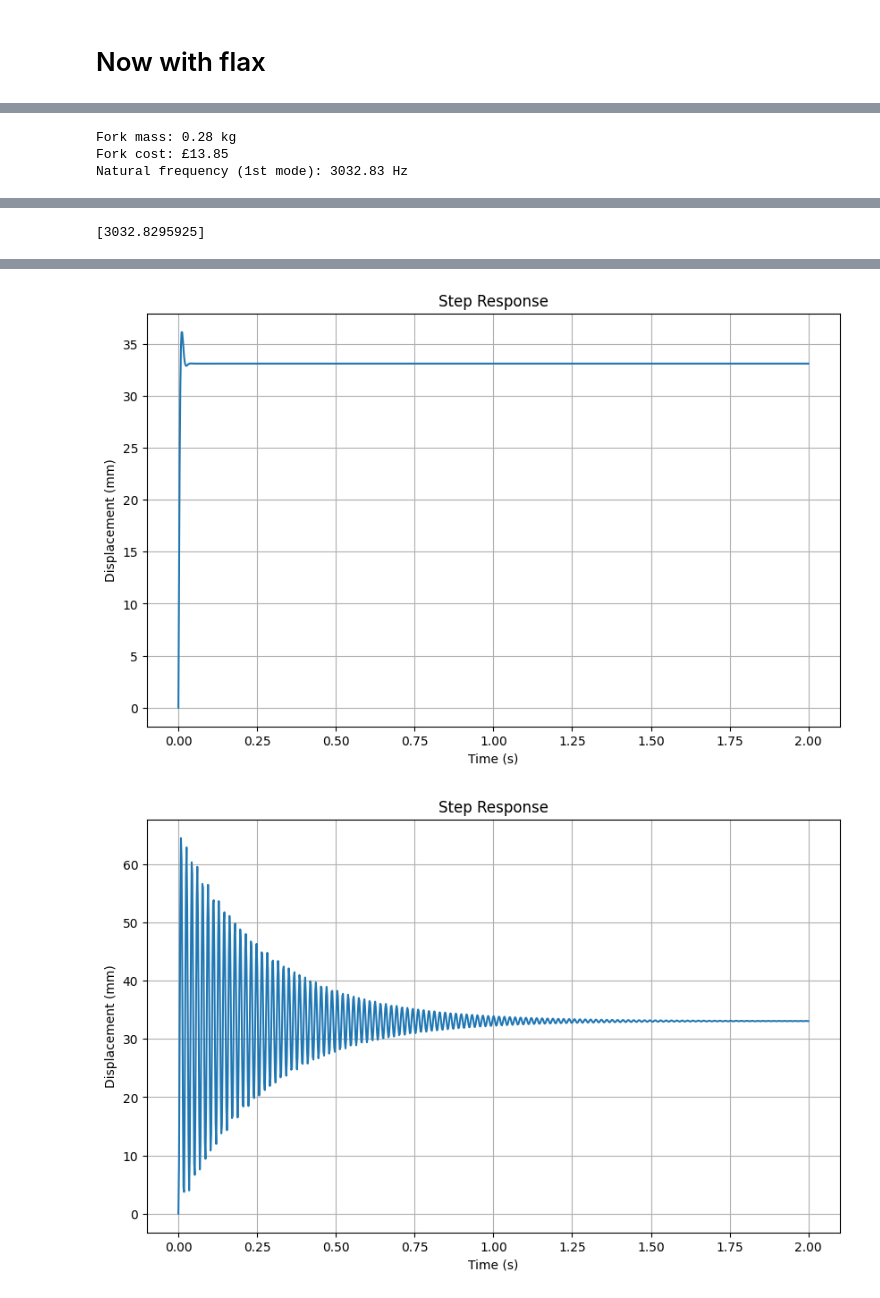
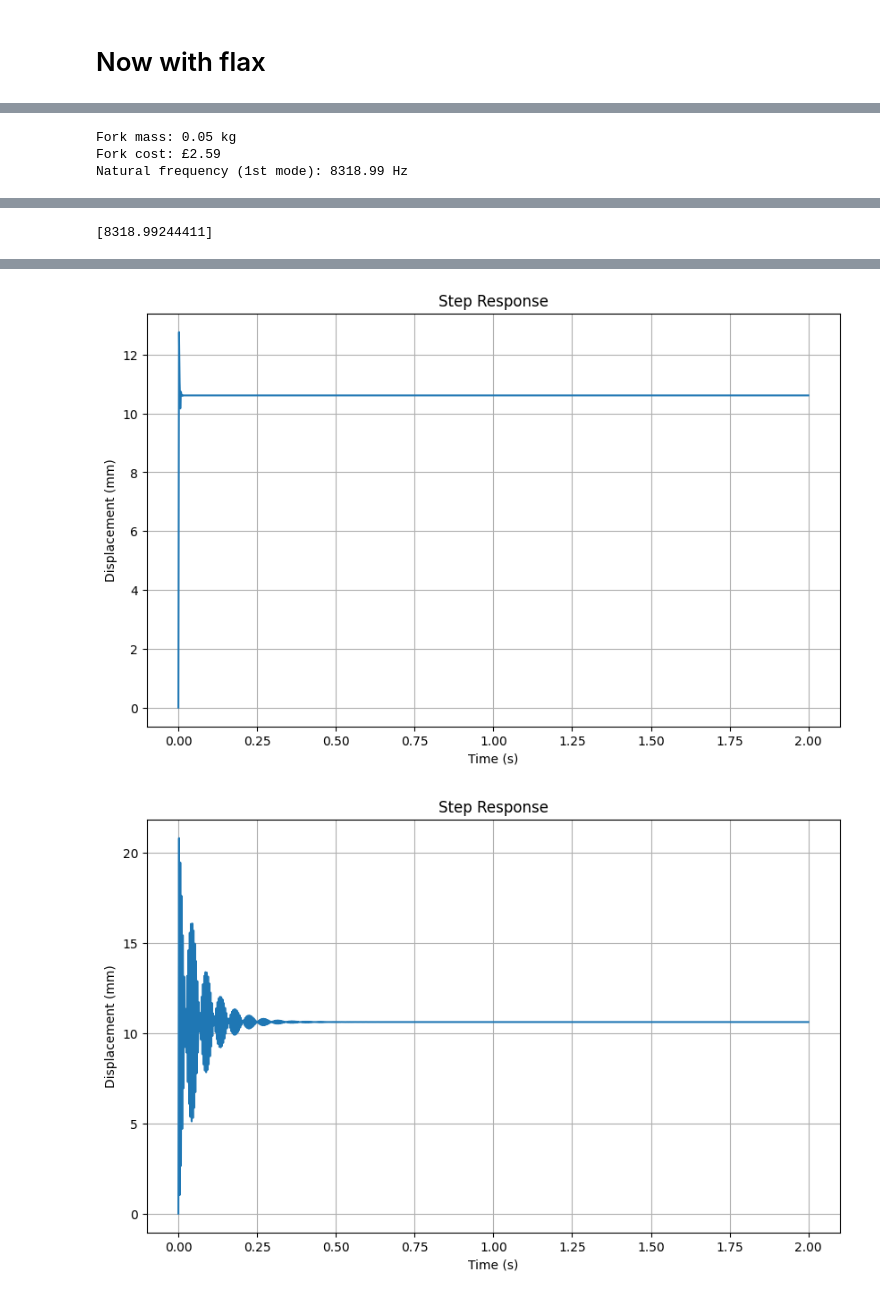
Before and after one commit to jackhenry02/Bike_coding, a Jupyter notebook: simulation.ipynb, the cells around one changed output, grey strips where cells are left out. Drawn from its saved outputs; the diff is of its cells as text; code cells hidden in the pictures.

```diff
--- a/simulation.ipynb
+++ b/simulation.ipynb
@@ -160,22 +163,22 @@ Natural frequency (1st mode): 3454.94 Hz
 # %% [markdown]
 # Now with flax
 # %%
-sequence3 = [
-    {'material_type': MaterialType.Flax_generic, 'thickness': 0.15, 'orientation': 0, 'name': 'Flax 0°'},
+sequence4 = [
+    {'material_type': MaterialType.Flax_generic, 'thickness': 0.1, 'orientation': 0, 'name': 'Flax 0°'},
     {'material_type': MaterialType.CARBON_T300, 'thickness': 0.1, 'orientation': 0, 'name': 'Carbon 0°'},
-    {'material_type': MaterialType.Flax_generic, 'thickness': 0.15, 'orientation': 45, 'name': 'Flax 45°'},
-    {'material_type': MaterialType.Flax_generic, 'thickness': 0.15, 'orientation': -45, 'name': 'Flax -45°'},
+    {'material_type': MaterialType.Flax_generic, 'thickness': 0.1, 'orientation': 45, 'name': 'Flax 45°'},
+    {'material_type': MaterialType.Flax_generic, 'thickness': 0.1, 'orientation': -45, 'name': 'Flax -45°'},
     {'material_type': MaterialType.CARBON_T300, 'thickness': 0.1, 'orientation': 0, 'name': 'Carbon 0°'},
     {'material_type': MaterialType.CARBON_T300, 'thickness': 0.1, 'orientation': 0, 'name': 'Carbon 0°'},
-    {'material_type': MaterialType.Flax_generic, 'thickness': 0.15, 'orientation': -45, 'name': 'Flax -45°'},
-    {'material_type': MaterialType.Flax_generic, 'thickness': 0.15, 'orientation': 45, 'name': 'Flax 45°'},
+    {'material_type': MaterialType.Flax_generic, 'thickness': 0.1, 'orientation': -45, 'name': 'Flax -45°'},
+    {'material_type': MaterialType.Flax_generic, 'thickness': 0.1, 'orientation': 45, 'name': 'Flax 45°'},
     {'material_type': MaterialType.CARBON_T300, 'thickness': 0.1, 'orientation': 0, 'name': 'Carbon 0°'},
-    {'material_type': MaterialType.Flax_generic, 'thickness': 0.15, 'orientation': 0, 'name': 'Flax 0°'}
+    {'material_type': MaterialType.Flax_generic, 'thickness': 0.1, 'orientation': 0, 'name': 'Flax 0°'}
 ]
 
-layup3 = create_layup_from_sequence(sequence3)
+layup4 = create_layup_from_sequence(sequence4)
 
-props = layup3.calculate_effective_properties()
+props = layup4.calculate_effective_properties()
 for key, value in props.items():
     print(f"{key}: {value:.3f}")
 # %% [output]
@@ -189,5 +192,5 @@ mass_per_area: 1.810
 # %%
-# Example material properties (Carbon Fiber)
+# Example material properties (hybrid)
 material = F.MaterialProperties(
     E_axial=props['E_x'],  # GPa
     E_transverse=props['E_y'],  # GPa
@@ -200,8 +203,8 @@ material = F.MaterialProperties(
 
 # Example geometry
 geometry = F.ForkGeometry(
-    length=1,  # m
-    outer_diameter=0.05,  # m
+    length=0.4,  # m
+    outer_diameter=0.03,  # m
     wall_thickness=props['thickness']*1e-3  # m
 )
 
@@ -224,6 +227,6 @@ fork.plot_steady_state_vibration(force_amplitude=100, frequency=10)  # 100N at 1
 fork.plot_step_response(force_amplitude=100)  # 100N step force
 fork.plot_flex_step_response(force_amplitude=100)  # 100N step force
 # %% [output]
-Fork mass: 0.28 kg
-Fork cost: £13.85
-Natural frequency (1st mode): 3032.83 Hz
+Fork mass: 0.05 kg
+Fork cost: £2.59
+Natural frequency (1st mode): 8318.99 Hz
@@ -233 +236 @@ Natural frequency (1st mode): 3032.83 Hz
-[3032.8295925]
+[8318.99244411]
@@ -235,2 +238,2 @@ Natural frequency (1st mode): 3032.83 Hz
-[figure, old version]
+[figure, new version]
-[figure, old version]
+[figure, new version]
```
Also changed, not shown: parts of 12 cells of this notebook, 3 other files.
